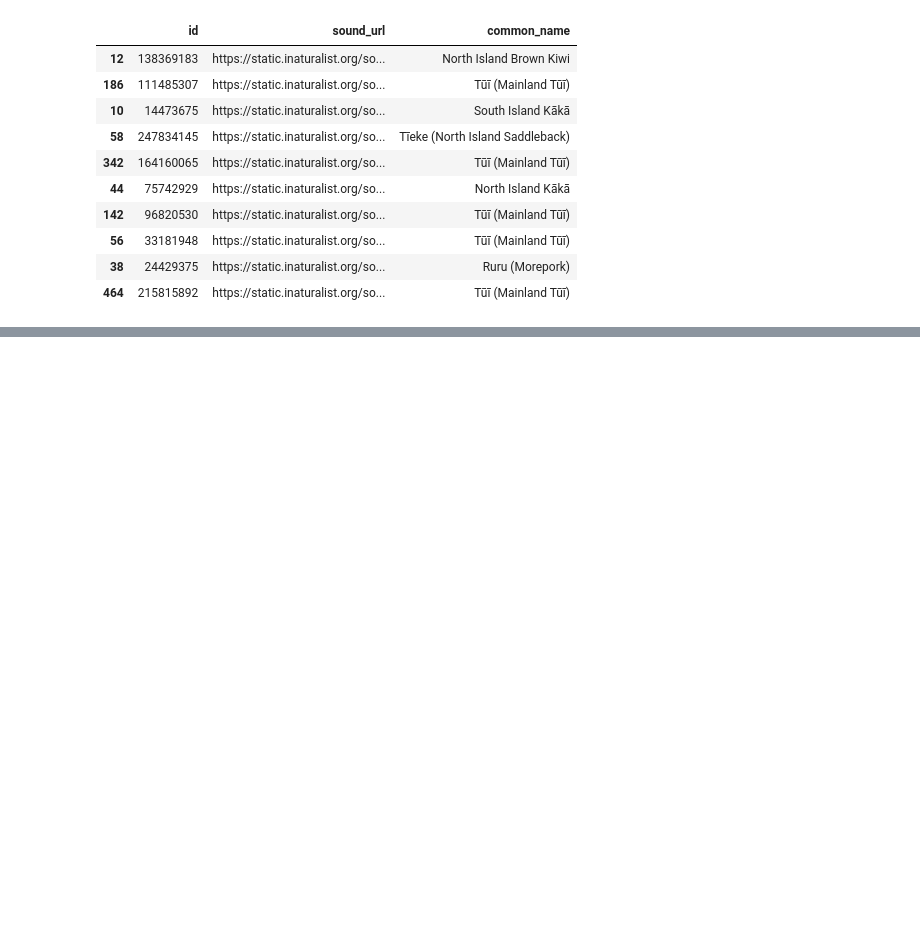
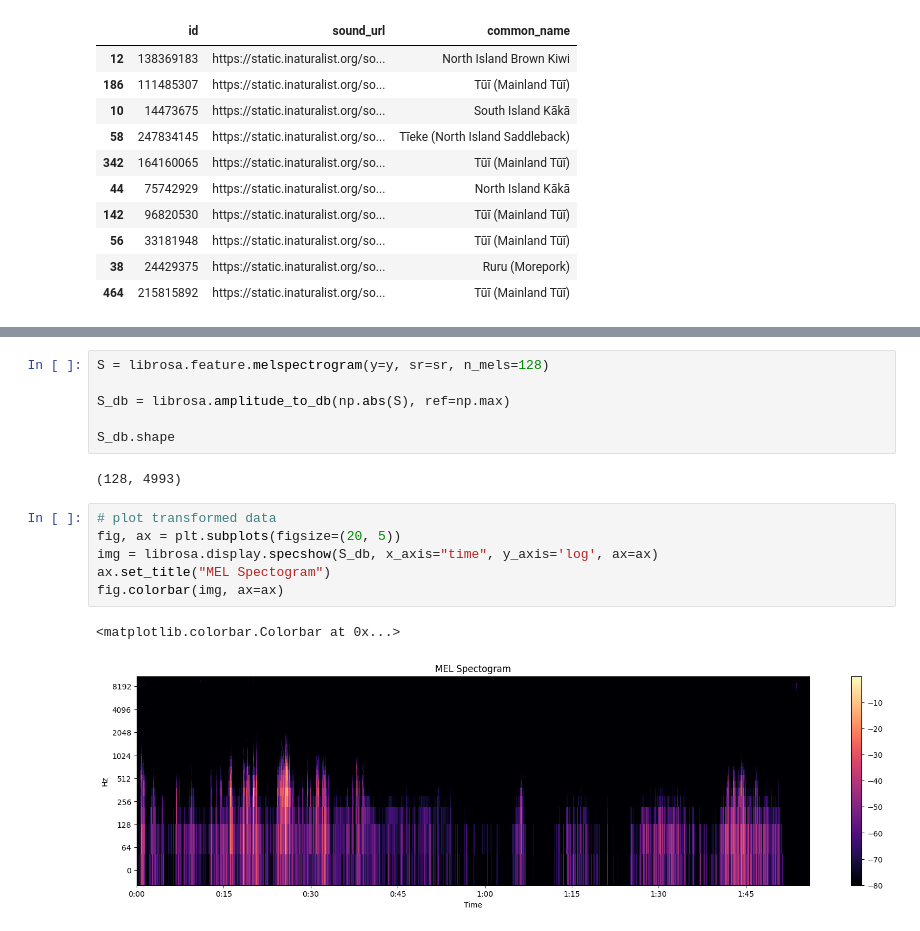
Before and after one commit to mitchellpincham/birds, a Jupyter notebook: main.ipynb, the cells around one changed output, grey strips where cells are left out. Cells and saved outputs as stored; diff of their text form; blank space fills up the shorter version.

```diff
--- a/main.ipynb
+++ b/main.ipynb
@@ -118,0 +159,17 @@ good
+# %%
+S = librosa.feature.melspectrogram(y=y, sr=sr, n_mels=128)
+
+S_db = librosa.amplitude_to_db(np.abs(S), ref=np.max)
+
+S_db.shape
+# %% [output]
+(128, 4993)
+# %%
+# plot transformed data
+fig, ax = plt.subplots(figsize=(20, 5))
+img = librosa.display.specshow(S_db, x_axis="time", y_axis='log', ax=ax)
+ax.set_title("MEL Spectogram")
+fig.colorbar(img, ax=ax)
+# %% [output]
+<matplotlib.colorbar.Colorbar at 0x...>
+[figure, added]
```
Also changed, not shown: parts of 15 cells of this notebook.
